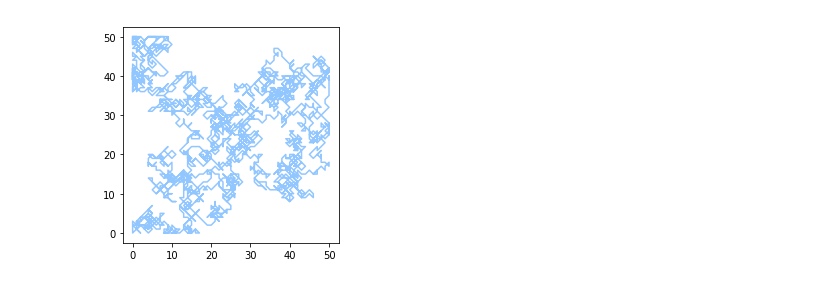
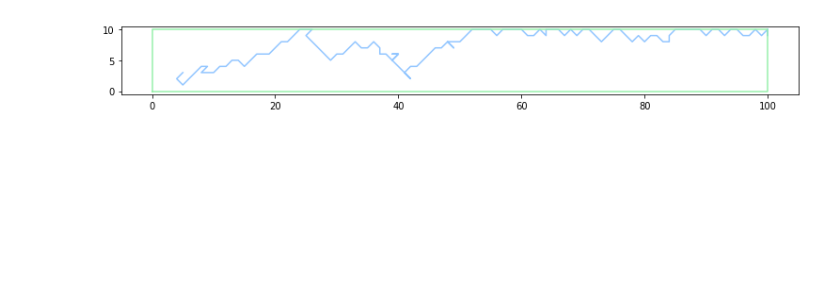
Before and after one commit to ruetten/Intelligent-Drone-Sim, a Jupyter notebook: GA Drones-1 at a time.ipynb, the cells around one changed output. Drawn from its saved outputs; the diff is of its cells as text; code cells hidden in the pictures; blank space fills up the shorter version.

Commit message:
Furthered 1-drone-at-a-time. Tested search with long maps rather than square maps. Spread ~supports about 10 drones

```diff
--- a/GA Drones-1 at a time.ipynb
+++ b/GA Drones-1 at a time.ipynb
@@ -13,10 +13,11 @@ fittest_swarm = None
 num_drones = 1
 drone_id = 0
 population = []
-map_length = 50
-map_width = 50
+map_length = 100
+map_width = 10
 generations = 100
-battery_life = (map_length * map_width)/num_drones
+coverage = 3
+battery_life = ((map_length * map_width)/num_drones)/coverage
 members_per_generation = 1
 # %%
 # Class to represent a drone.
@@ -526,8 +536,8 @@ def check_coverage_population():
 # %%
 def set_map_size(ax=None):
     """ w, h: width, height in inches """
-    w = 3*(map_length/map_width)
-    h = 3*(map_width/map_length)
+    w = .1*map_length
+    h = .1*map_width
     if not ax: ax=plt.gca()
     l = ax.figure.subplotpars.left
     r = ax.figure.subplotpars.right
@@ -806,27 +869,0 @@ mutate_population()
-# %%
-if members_per_generation > 1:
-    for i in range(0, generations):
-        print(i, end=" ")
-        smart_scatter()
-        #hard_coded_search()
-        population.sort(key=lambda x: x.fitness, reverse=True)
-        print(population)
-        kill_off_the_weak()
-        is_new_fittest = check_for_fittest()
-        #mingle_the_genes()
-        asexually_reproduce()
-        if not is_new_fittest:
-            population.append(copy.deepcopy(fittest_swarm))
-        reset_population()
-        mutate_population()
-        check_coverage_population()
-else:
-    for i in range(0, generations):
-        print(i, end=" ")
-        smart_scatter()
-        #hard_coded_search()
-        population.sort(key=lambda x: x.fitness, reverse=True)
-        print(population)
-        check_for_fittest()
-        reset_population()
-        mutate_population()
@@ -875,18 +882,19 @@ draw_scene(fittest_swarm)
 # %%
 # Draws a visualization for the swarm path
 for drone in fittest_swarm.drones:
 #     path = [[],[]]
 #     for i in range(0, len(drone.path[0])):
 #         path[0].append(drone.path[0][i])
 #         path[1].append(drone.path[1][i])
 #         if i % 100 == 0:
 #             set_map_size(3*(map_length/map_width),3*(map_width/map_length))
 #             if i/10 <= 0xf:
 #                 color = '#000' + str(hex(math.floor(i/10)))[2:] + '00'
 #             else:
 #                 color = '#00' + str(hex(math.floor(i/10)))[2:] + '00'
 #             plt.plot(path[0], path[1], color)
     set_map_size()
     plt.plot(drone.path[0], drone.path[1])
+    population[0].the_map.draw_map()
 # %% [output]
-[figure, old version]
+[figure, new version]
```
Also changed, not shown: parts of 18 cells of this notebook.
